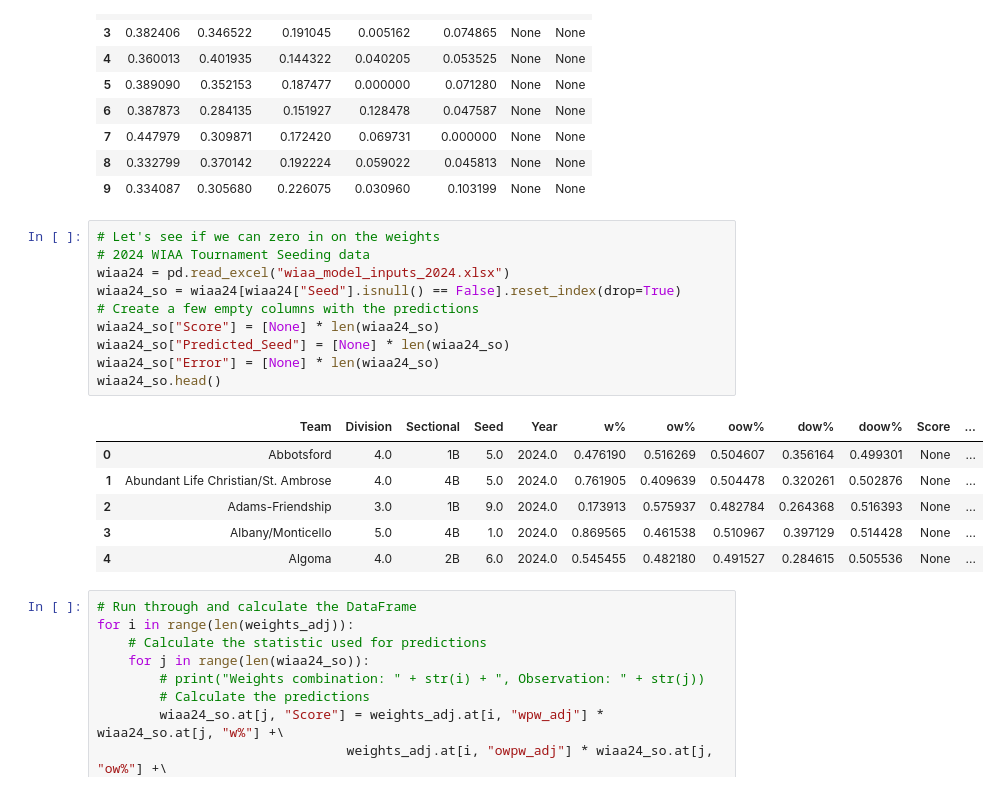
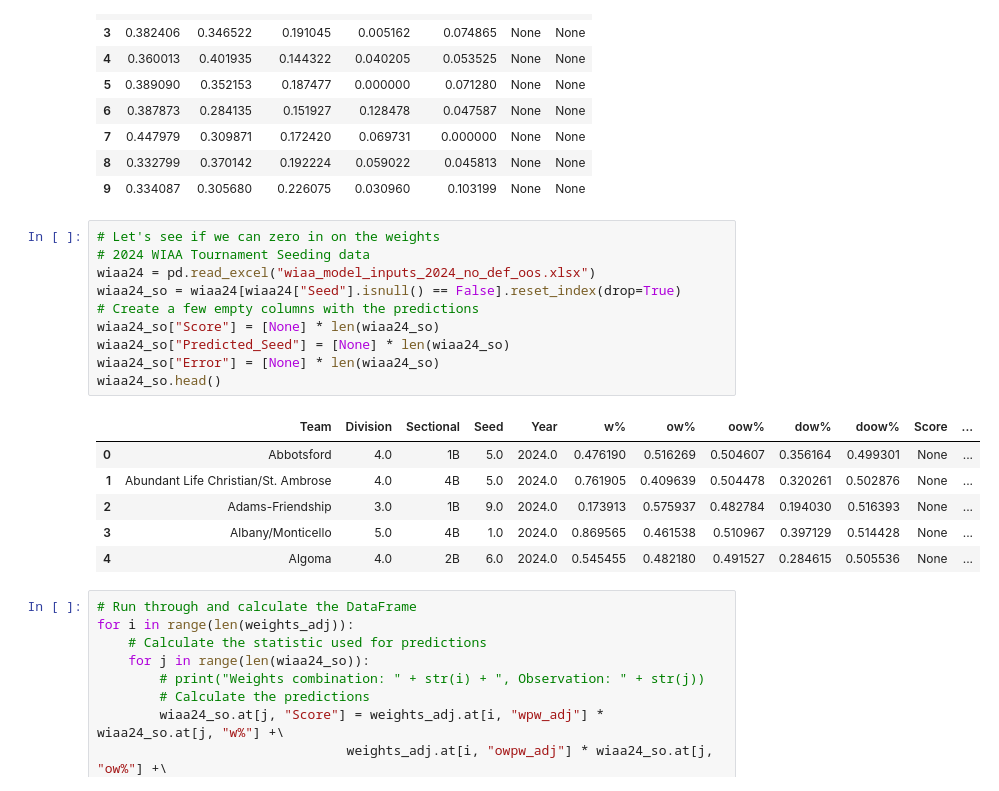
Before and after one commit to edebroux/gibraltar_basketball, a Jupyter notebook: wiaaWebscrape/narrow_weights_search_and_models.ipynb, the cells around one changed output. Saved outputs shown, nothing was run; the diff lists cells and outputs as text.

```diff
--- a/wiaaWebscrape/narrow_weights_search_and_models.ipynb
+++ b/wiaaWebscrape/narrow_weights_search_and_models.ipynb
@@ -83,18 +83,18 @@ weights_adj.head(10)
 # %%
 # Let's see if we can zero in on the weights
 # 2024 WIAA Tournament Seeding data
-wiaa24 = pd.read_excel("wiaa_model_inputs_2024.xlsx")
+wiaa24 = pd.read_excel("wiaa_model_inputs_2024_no_def_oos.xlsx")
 wiaa24_so = wiaa24[wiaa24["Seed"].isnull() == False].reset_index(drop=True)
 # Create a few empty columns with the predictions
 wiaa24_so["Score"] = [None] * len(wiaa24_so)
 wiaa24_so["Predicted_Seed"] = [None] * len(wiaa24_so)
 wiaa24_so["Error"] = [None] * len(wiaa24_so)
 wiaa24_so.head()
 # %% [output]
 |  | Team | Division | Sectional | Seed | Year | w% | ow% | oow% | dow% | doow% | Score | ... |
 | 0 | Abbotsford | 4.0 | 1B | 5.0 | 2024.0 | 0.476190 | 0.516269 | 0.504607 | 0.356164 | 0.499301 | None | ... |
 | 1 | Abundant Life Christian/St. Ambrose | 4.0 | 4B | 5.0 | 2024.0 | 0.761905 | 0.409639 | 0.504478 | 0.320261 | 0.502876 | None | ... |
-| 2 | Adams-Friendship | 3.0 | 1B | 9.0 | 2024.0 | 0.173913 | 0.575937 | 0.482784 | 0.264368 | 0.516393 | None | ... |
+| 2 | Adams-Friendship | 3.0 | 1B | 9.0 | 2024.0 | 0.173913 | 0.575937 | 0.482784 | 0.194030 | 0.516393 | None | ... |
 | 3 | Albany/Monticello | 5.0 | 4B | 1.0 | 2024.0 | 0.869565 | 0.461538 | 0.510967 | 0.397129 | 0.514428 | None | ... |
 | 4 | Algoma | 4.0 | 2B | 6.0 | 2024.0 | 0.545455 | 0.482180 | 0.491527 | 0.284615 | 0.505536 | None | ... |
 # %%
```
Also changed, not shown: parts of 11 cells of this notebook, 12 other files.
